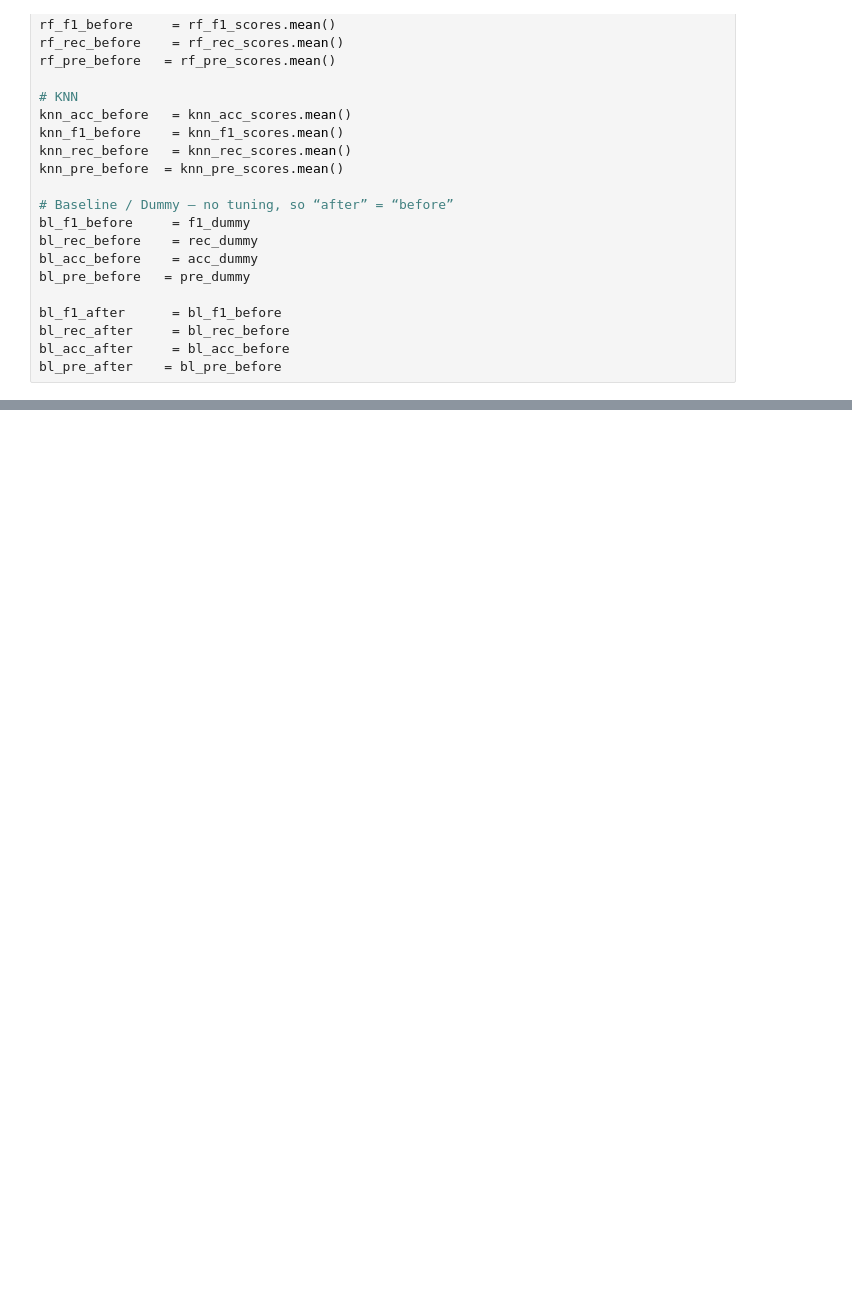
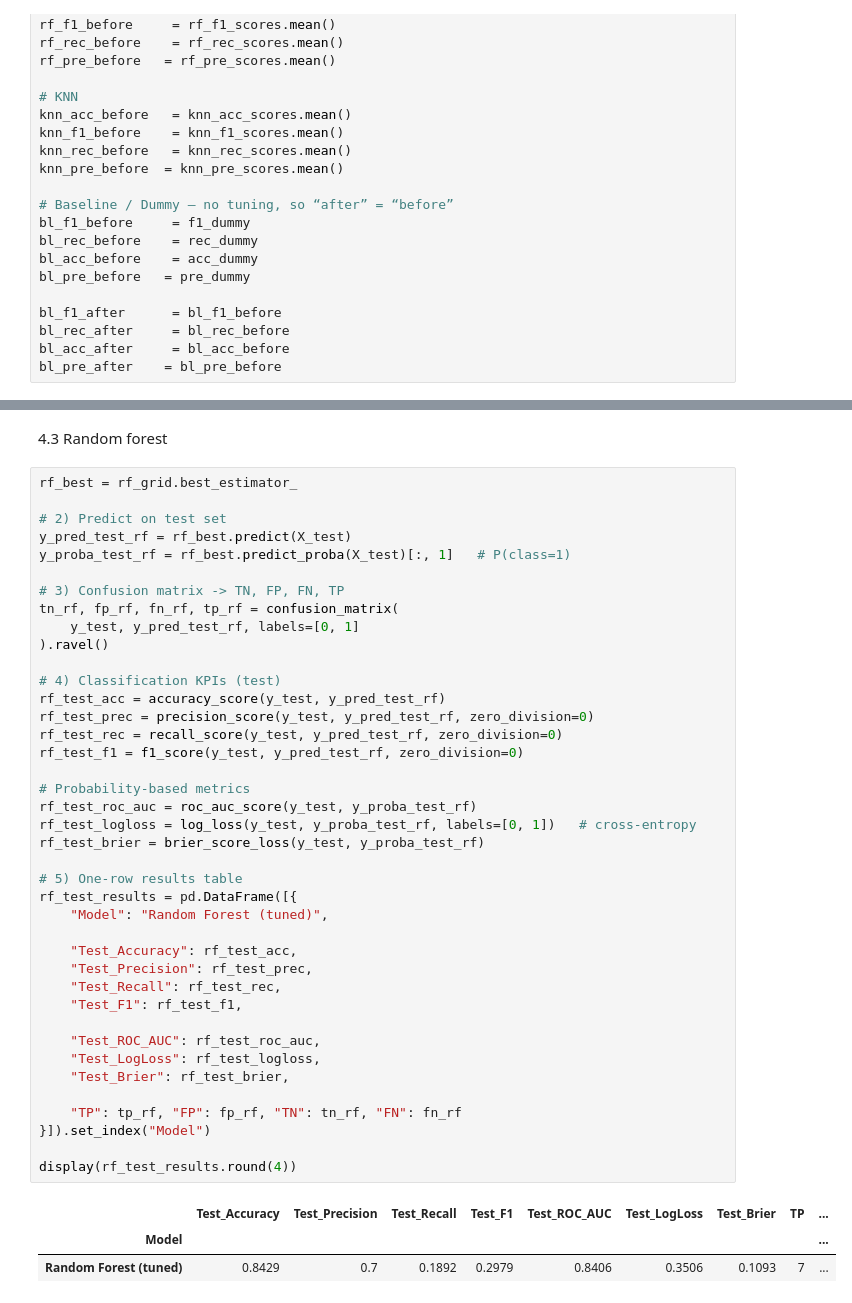
Before and after one commit to Avisonix/AML-Gruppe30, a Jupyter notebook: src/aml/data.ipynb, the cells around one changed output, grey strips where cells are left out. Saved outputs shown, nothing was run; the diff lists cells and outputs as text; blank space fills up the shorter version.

```diff
--- a/src/aml/data.ipynb
+++ b/src/aml/data.ipynb
@@ -1236,0 +1163,46 @@ ChildProcessError: [Errno 10] No child processes
+# %% [markdown]
+4.3 Random forest
+# %%
+rf_best = rf_grid.best_estimator_
+
+# 2) Predict on test set
+y_pred_test_rf = rf_best.predict(X_test)
+y_proba_test_rf = rf_best.predict_proba(X_test)[:, 1]   # P(class=1)
+
+# 3) Confusion matrix -> TN, FP, FN, TP
+tn_rf, fp_rf, fn_rf, tp_rf = confusion_matrix(
+    y_test, y_pred_test_rf, labels=[0, 1]
+).ravel()
+
+# 4) Classification KPIs (test)
+rf_test_acc = accuracy_score(y_test, y_pred_test_rf)
+rf_test_prec = precision_score(y_test, y_pred_test_rf, zero_division=0)
+rf_test_rec = recall_score(y_test, y_pred_test_rf, zero_division=0)
+rf_test_f1 = f1_score(y_test, y_pred_test_rf, zero_division=0)
+
+# Probability-based metrics
+rf_test_roc_auc = roc_auc_score(y_test, y_proba_test_rf)
+rf_test_logloss = log_loss(y_test, y_proba_test_rf, labels=[0, 1])   # cross-entropy
+rf_test_brier = brier_score_loss(y_test, y_proba_test_rf)
+
+# 5) One-row results table
+rf_test_results = pd.DataFrame([{
+    "Model": "Random Forest (tuned)",
+
+    "Test_Accuracy": rf_test_acc,
+    "Test_Precision": rf_test_prec,
+    "Test_Recall": rf_test_rec,
+    "Test_F1": rf_test_f1,
+
+    "Test_ROC_AUC": rf_test_roc_auc,
+    "Test_LogLoss": rf_test_logloss,
+    "Test_Brier": rf_test_brier,
+
+    "TP": tp_rf, "FP": fp_rf, "TN": tn_rf, "FN": fn_rf
+}]).set_index("Model")
+
+display(rf_test_results.round(4))
+# %% [output]
+|  | Test_Accuracy | Test_Precision | Test_Recall | Test_F1 | Test_ROC_AUC | Test_LogLoss | Test_Brier | TP | ... |
+| Model |  |  |  |  |  |  |  |  | ... |
+| Random Forest (tuned) | 0.8429 | 0.7 | 0.1892 | 0.2979 | 0.8406 | 0.3506 | 0.1093 | 7 | ... |
```
Also changed, not shown: parts of 17 cells of this notebook.
